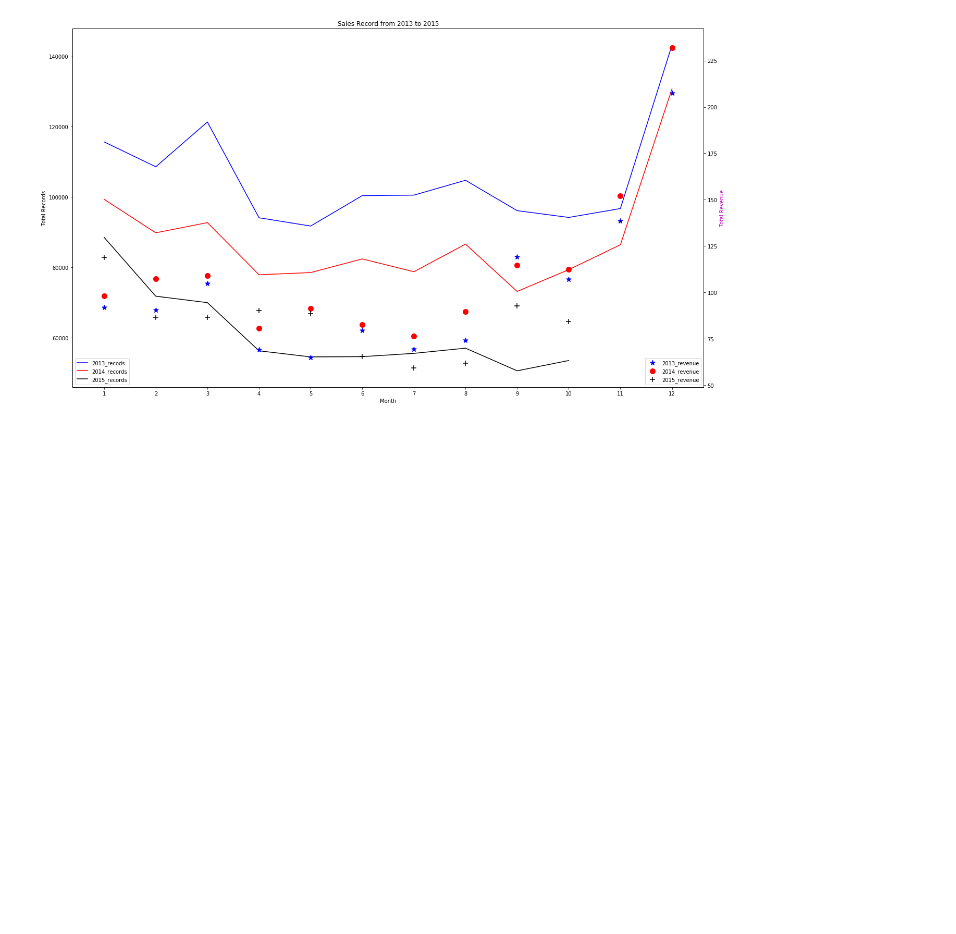
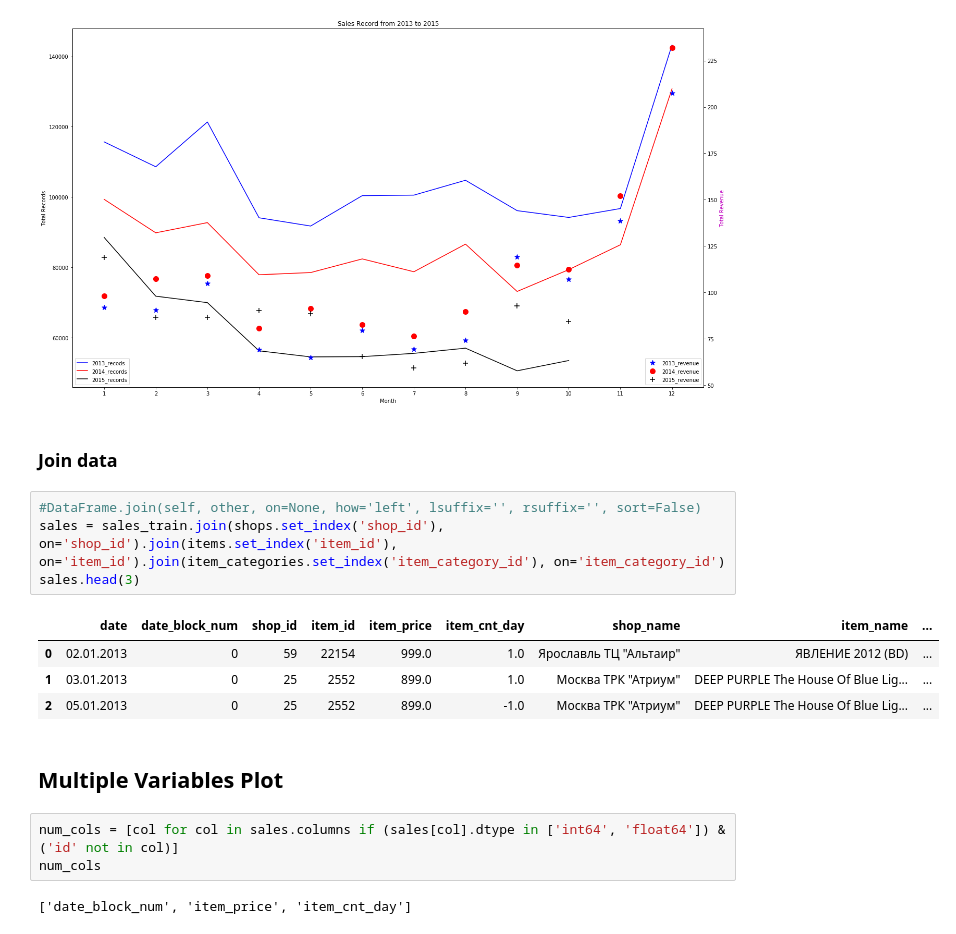
Before and after one commit to AilingLiu/How-to-Win-Kaggle-Competition, a Jupyter notebook: Final_Project/preview_of_data.ipynb, the cells around one changed output. Saved outputs shown, nothing was run; the diff lists cells and outputs as text; blank space fills up the shorter version.

```diff
--- a/Final_Project/preview_of_data.ipynb
+++ b/Final_Project/preview_of_data.ipynb
@@ -419,3 +461,21 @@ fig.tight_layout()
 plt.show()
 # %% [output]
 [figure]
+# %% [markdown]
+### Join data
+# %%
+#DataFrame.join(self, other, on=None, how='left', lsuffix='', rsuffix='', sort=False)
+sales = sales_train.join(shops.set_index('shop_id'), on='shop_id').join(items.set_index('item_id'), on='item_id').join(item_categories.set_index('item_category_id'), on='item_category_id')
+sales.head(3)
+# %% [output]
+|  | date | date_block_num | shop_id | item_id | item_price | item_cnt_day | shop_name | item_name | ... |
+| 0 | 02.01.2013 | 0 | 59 | 22154 | 999.0 | 1.0 | Ярославль ТЦ "Альтаир" | ЯВЛЕНИЕ 2012 (BD) | ... |
+| 1 | 03.01.2013 | 0 | 25 | 2552 | 899.0 | 1.0 | Москва ТРК "Атриум" | DEEP PURPLE The House Of Blue Lig... | ... |
+| 2 | 05.01.2013 | 0 | 25 | 2552 | 899.0 | -1.0 | Москва ТРК "Атриум" | DEEP PURPLE The House Of Blue Lig... | ... |
+# %% [markdown]
+## Multiple Variables Plot
+# %%
+num_cols = [col for col in sales.columns if (sales[col].dtype in ['int64', 'float64']) & ('id' not in col)]
+num_cols
+# %% [output]
+['date_block_num', 'item_price', 'item_cnt_day']
```
Also changed, not shown: parts of 24 cells of this notebook.
